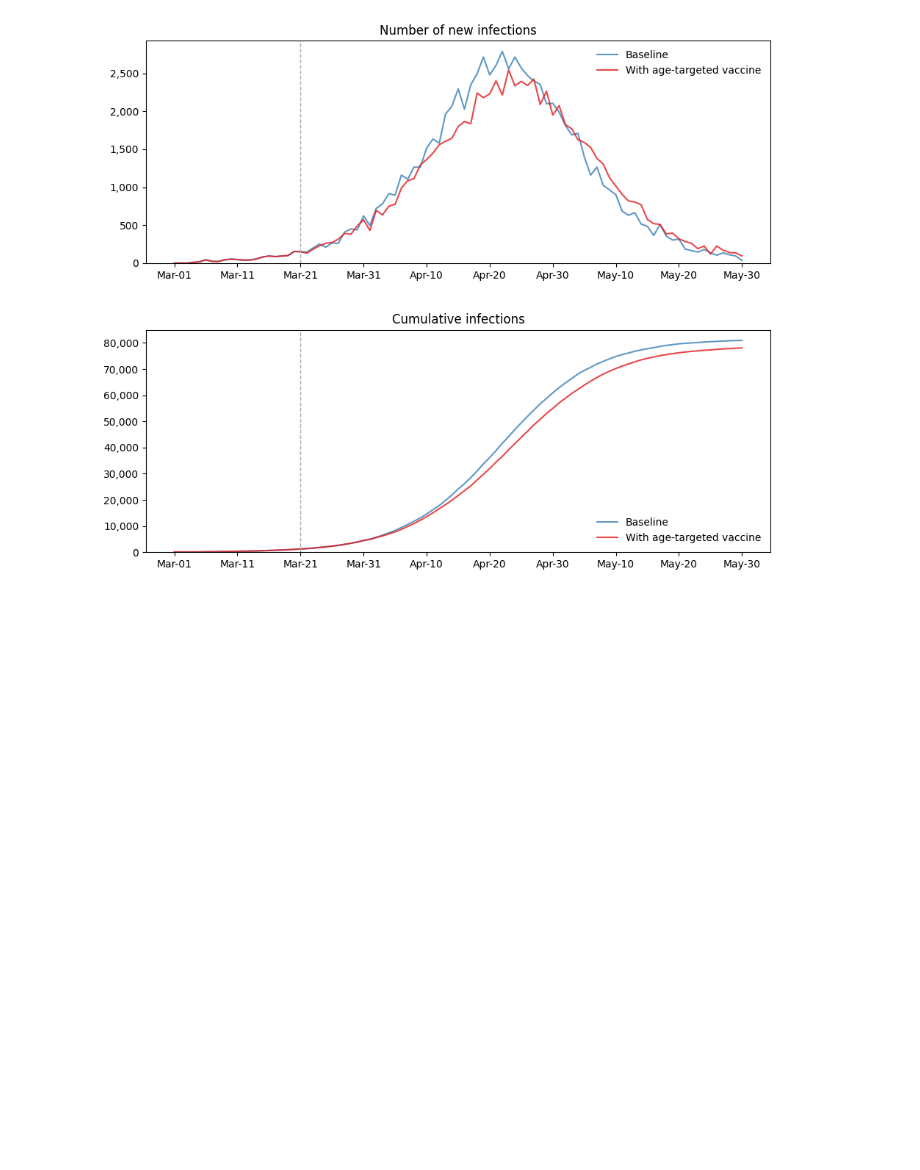
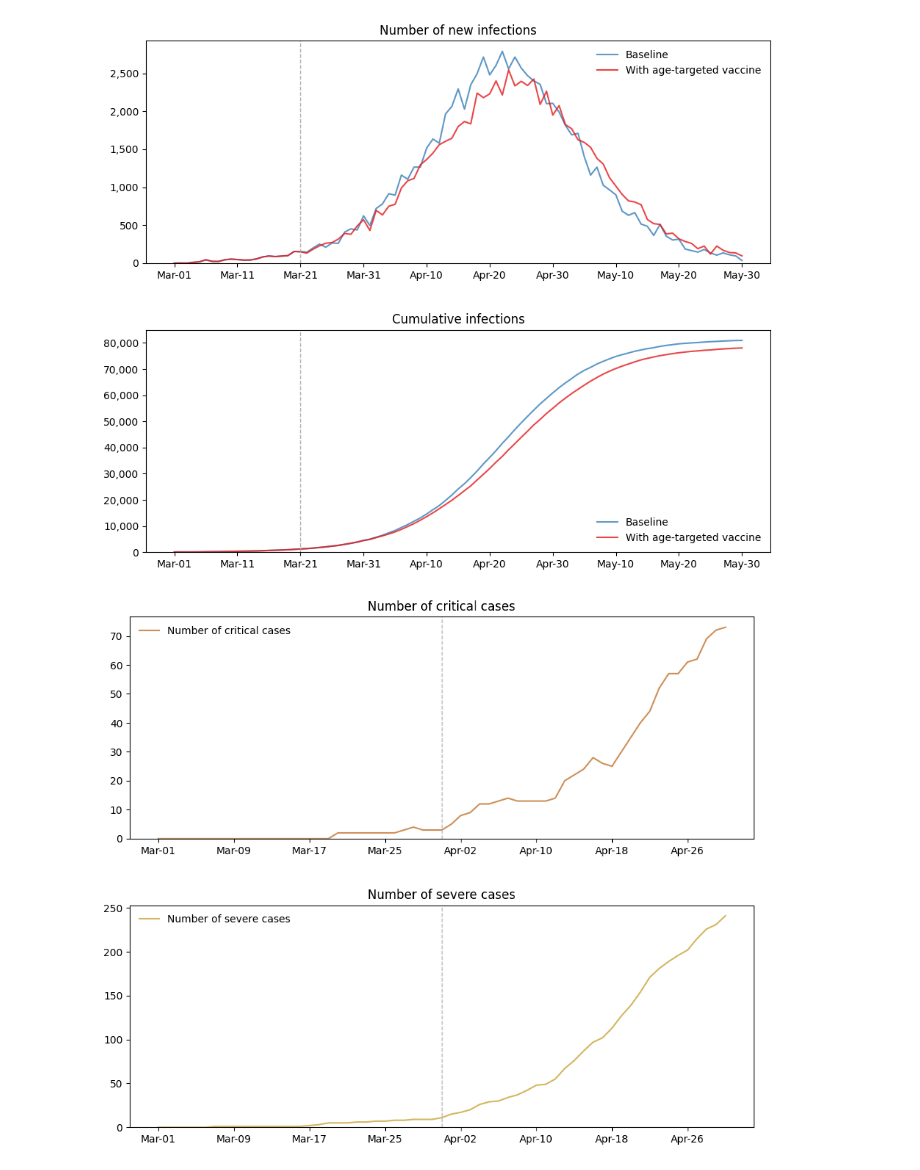
Before and after one commit to returaj/covasim, a Jupyter notebook: models/vanilla/vanilla_model.ipynb, the cells around one changed output. Cells and saved outputs as stored; diff of their text form; code cells hidden in the pictures; blank space fills up the shorter version.

```diff
--- a/models/vanilla/vanilla_model.ipynb
+++ b/models/vanilla/vanilla_model.ipynb
@@ -71,3 +73,9 @@ MultiSim("Baseline"; n_sims: 2; base: Sim("Baseline"; 2020-03-01 to 2020-05-30;
 msim.plot(to_plot=['new_infections', 'cum_infections'])
 # %% [output]
 [figure]
+# %%
+# Vaccine
+covishield = cv.vaccinate_prob(vaccine='covishield', days=30, prob=0.7)
+cv.Sim(interventions=covishield, use_waning=True).run().plot(to_plot=['n_critical', 'n_severe'])
+# %% [output]
+[figure, added]
```
Also changed, not shown: parts of 7 cells of this notebook.
